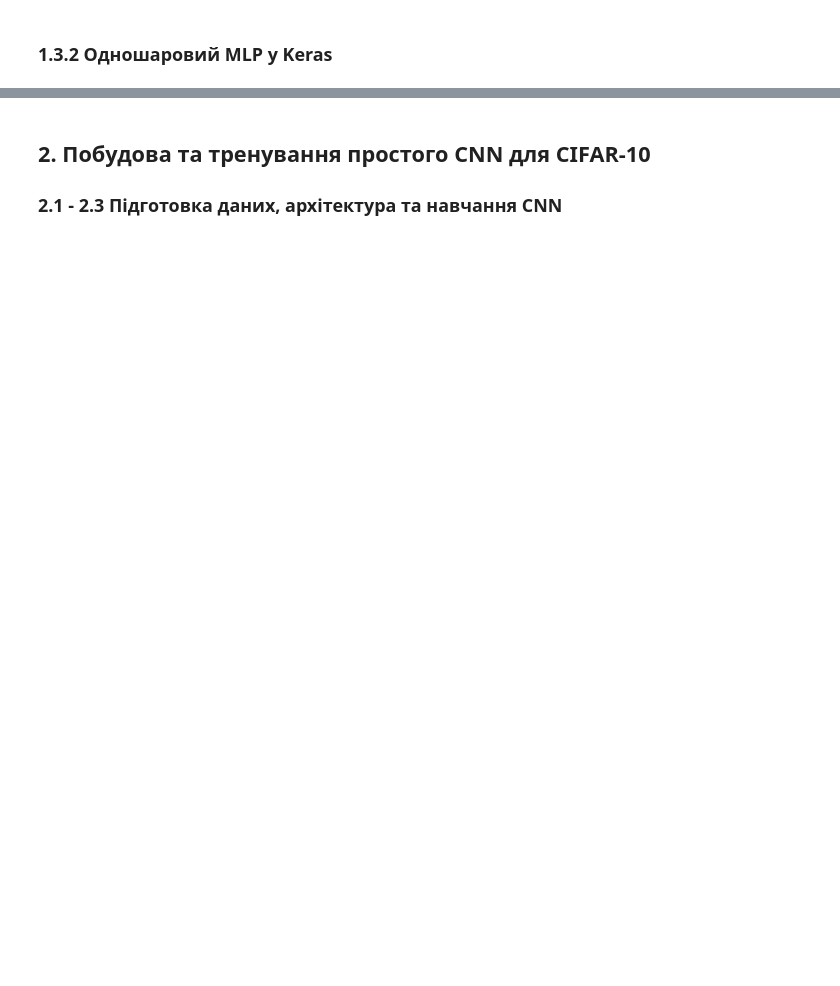
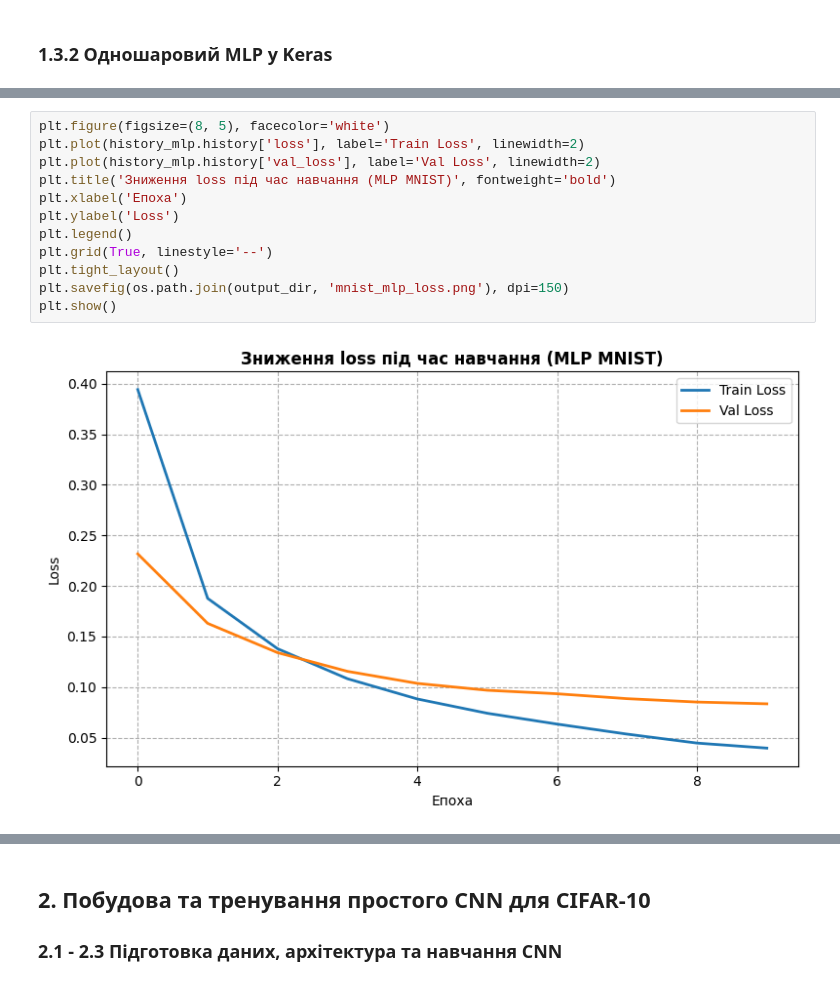
Before and after one commit to Karoshi-man/CV, a Jupyter notebook: lab2/lab2.ipynb, the cells around one changed output, grey strips where cells are left out. Saved outputs shown, nothing was run; the diff lists cells and outputs as text; blank space fills up the shorter version.

```diff
--- a/lab2/lab2.ipynb
+++ b/lab2/lab2.ipynb
@@ -112,0 +127,14 @@ MLP: 0.9743
+# %%
+plt.figure(figsize=(8, 5), facecolor='white')
+plt.plot(history_mlp.history['loss'], label='Train Loss', linewidth=2)
+plt.plot(history_mlp.history['val_loss'], label='Val Loss', linewidth=2)
+plt.title('Зниження loss під час навчання (MLP MNIST)', fontweight='bold')
+plt.xlabel('Епоха')
+plt.ylabel('Loss')
+plt.legend()
+plt.grid(True, linestyle='--')
+plt.tight_layout()
+plt.savefig(os.path.join(output_dir, 'mnist_mlp_loss.png'), dpi=150)
+plt.show()
+# %% [output]
+[figure, added]
```
Also changed, not shown: parts of 29 cells of this notebook, 41 other files.
